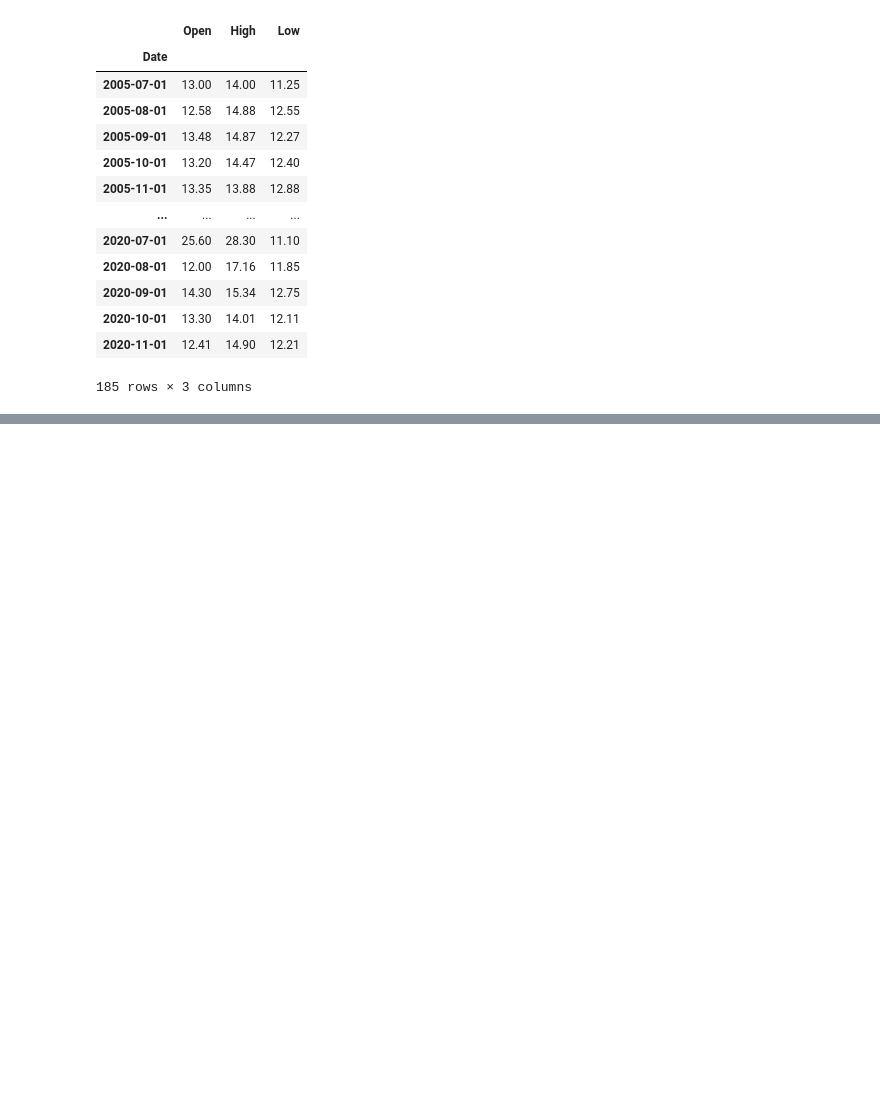
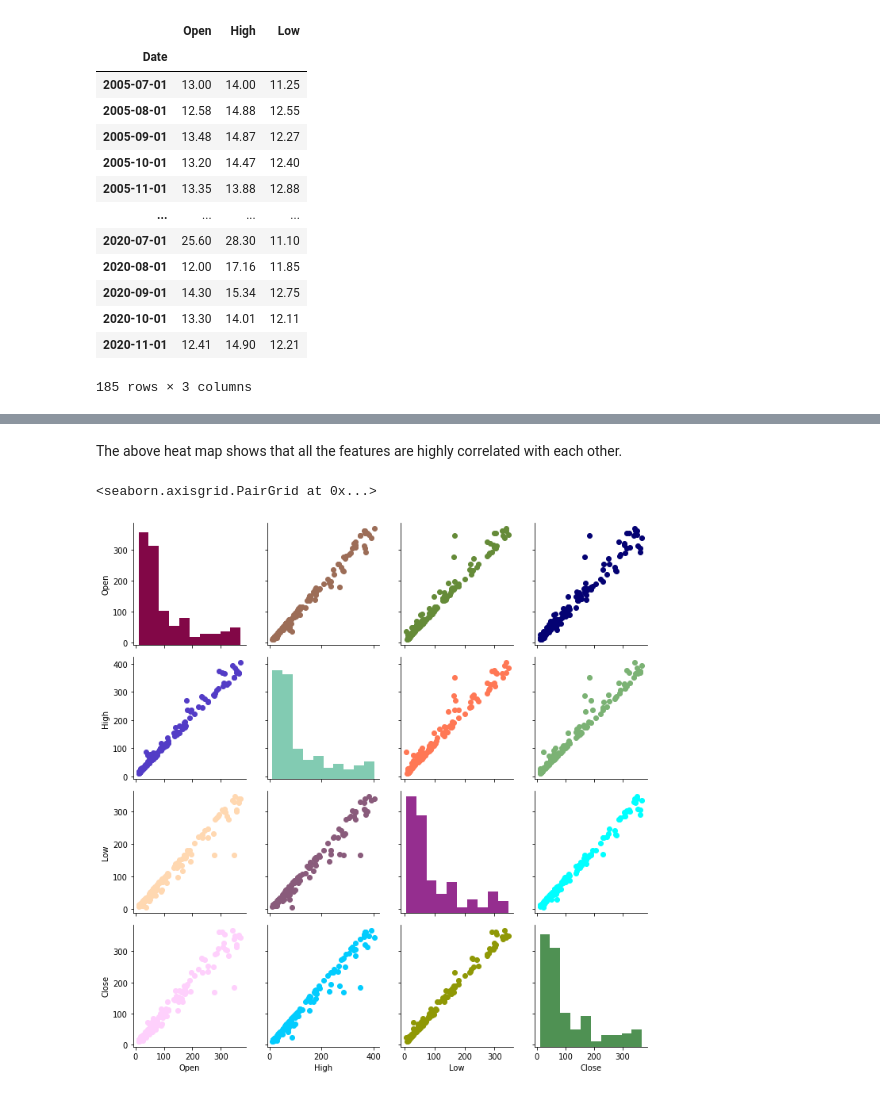
Before and after one commit to Shashankshekharpandey/Stock-closing-price-prediction, a Jupyter notebook: yes_bank_stock_closing_price_prediction.ipynb, the cells around one changed output, grey strips where cells are left out. Saved outputs shown, nothing was run; the diff lists cells and outputs as text; code cells hidden in the pictures; blank space fills up the shorter version.

```diff
--- a/yes_bank_stock_closing_price_prediction.ipynb
+++ b/yes_bank_stock_closing_price_prediction.ipynb
@@ -351,0 +361,27 @@ independent_variables
+# %% [markdown]
+The above heat map shows that all the features are highly correlated with each other.
+# %%
+# It plot each and every column of our df with other column
+
+colors = iter(['xkcd:red purple', 'xkcd:pale teal', 'xkcd:warm purple',
+       'xkcd:light forest green', 'xkcd:blue with a hint of purple',
+       'xkcd:light peach', 'xkcd:dusky purple', 'xkcd:pale mauve',
+       'xkcd:bright sky blue', 'xkcd:baby poop green', 'xkcd:brownish',
+       'xkcd:moss green', 'xkcd:deep blue', 'xkcd:melon',
+       'xkcd:faded green', 'xkcd:cyan', 'xkcd:brown green',
+       'xkcd:purple blue', 'xkcd:baby shit green', 'xkcd:greyish blue'])
+
+def my_scatter(x,y, **kwargs):
+    kwargs['color'] = next(colors)
+    plt.scatter(x,y, **kwargs)
+
+def my_hist(x, **kwargs):
+    kwargs['color'] = next(colors)
+    plt.hist(x, **kwargs)
+
+g = sns.PairGrid(stock_price_df)
+g.map_diag(my_hist)
+g.map_offdiag(my_scatter)
+# %% [output]
+<seaborn.axisgrid.PairGrid at 0x...>
+[figure, added]
```
Also changed, not shown: parts of 1 cell of this notebook.
